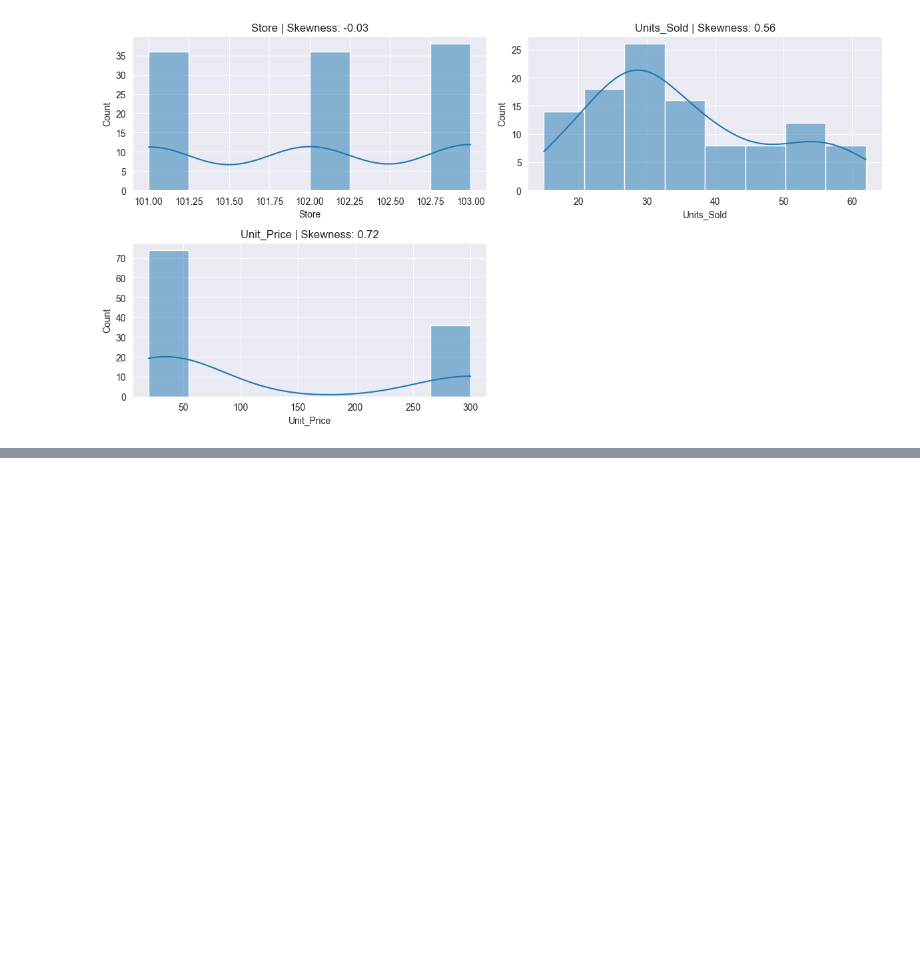
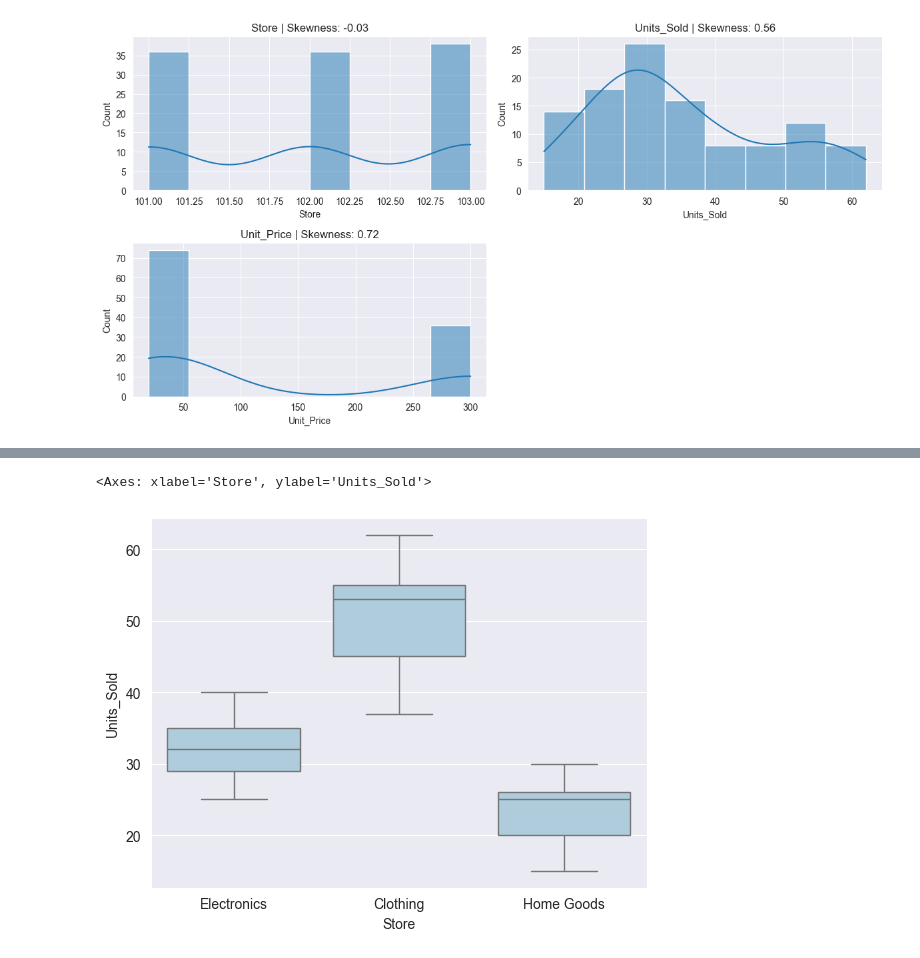
Before and after one commit to nicoherza-pascu/Club_IA-2, a Jupyter notebook: practica.ipynb, the cells around one changed output, grey strips where cells are left out. Saved outputs shown, nothing was run; the diff lists cells and outputs as text; code cells hidden in the pictures; blank space fills up the shorter version.

```diff
--- a/practica.ipynb
+++ b/practica.ipynb
@@ -98,0 +139,5 @@ plt.show()
+# %%
+sns.boxplot(x='Store', y='Units_Sold', data=df,color=)
+# %% [output]
+<Axes: xlabel='Store', ylabel='Units_Sold'>
+[figure, added]
```
Also changed, not shown: parts of 7 cells of this notebook.
